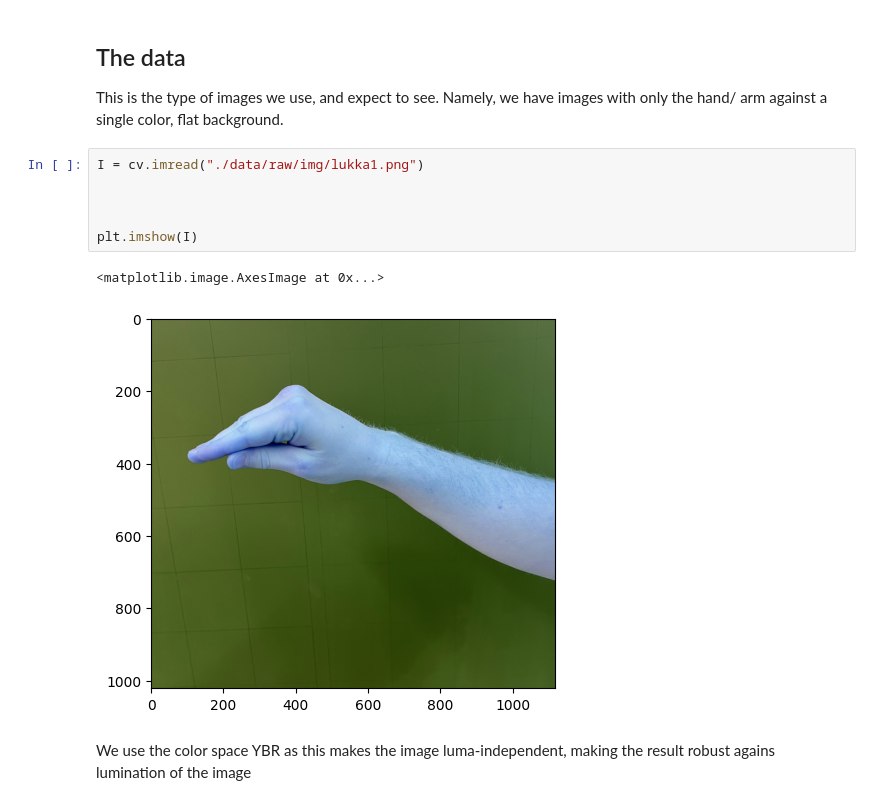
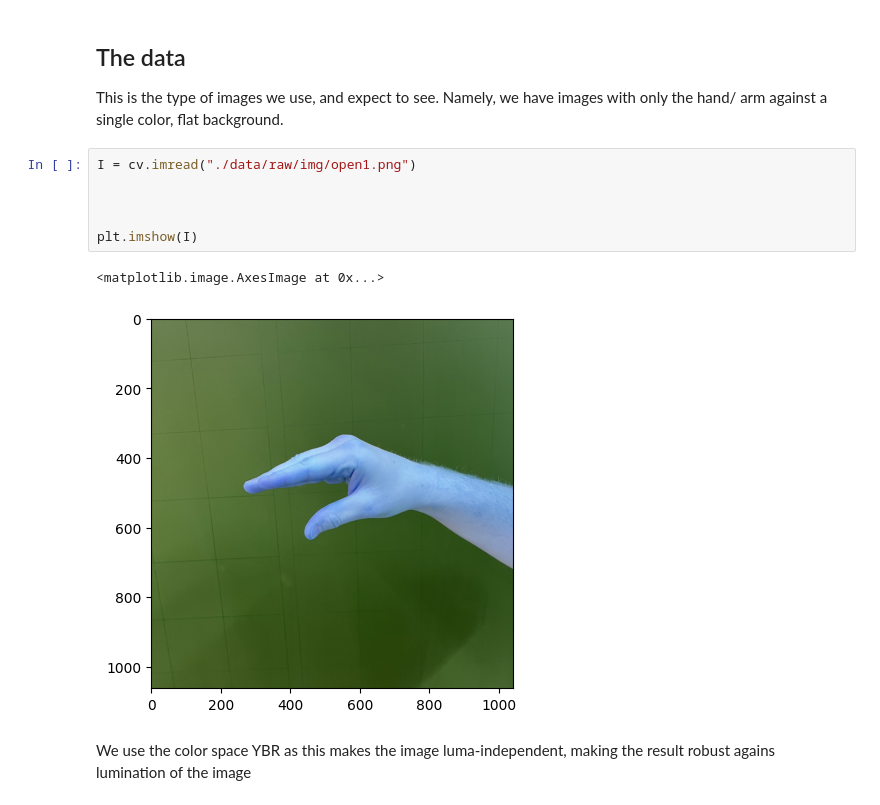
Before and after one commit to eirivarn/ComputerVisionInverseKinematics, a Jupyter notebook: pincherV2.ipynb, the cells around one changed output. Drawn from its saved outputs; the diff is of its cells as text.

```diff
--- a/pincherV2.ipynb
+++ b/pincherV2.ipynb
@@ -14,14 +14,14 @@ This approach is based of skin-color filtering against background, then making a
 
 This is the type of images we use, and expect to see. Namely, we have images with only the hand/ arm against a single color, flat background.
 # %%
-I = cv.imread("./data/raw/img/lukka1.png")
+I = cv.imread("./data/raw/img/open1.png")
 
 
 
 plt.imshow(I)
 # %% [output]
 <matplotlib.image.AxesImage at 0x...>
-[figure, old version]
+[figure, new version]
 # %% [markdown]
 We use the color space YBR as this makes the image luma-independent, making the result robust agains lumination of the image
 # %%
```
Also changed, not shown: parts of 9 cells of this notebook, 1 other file.
